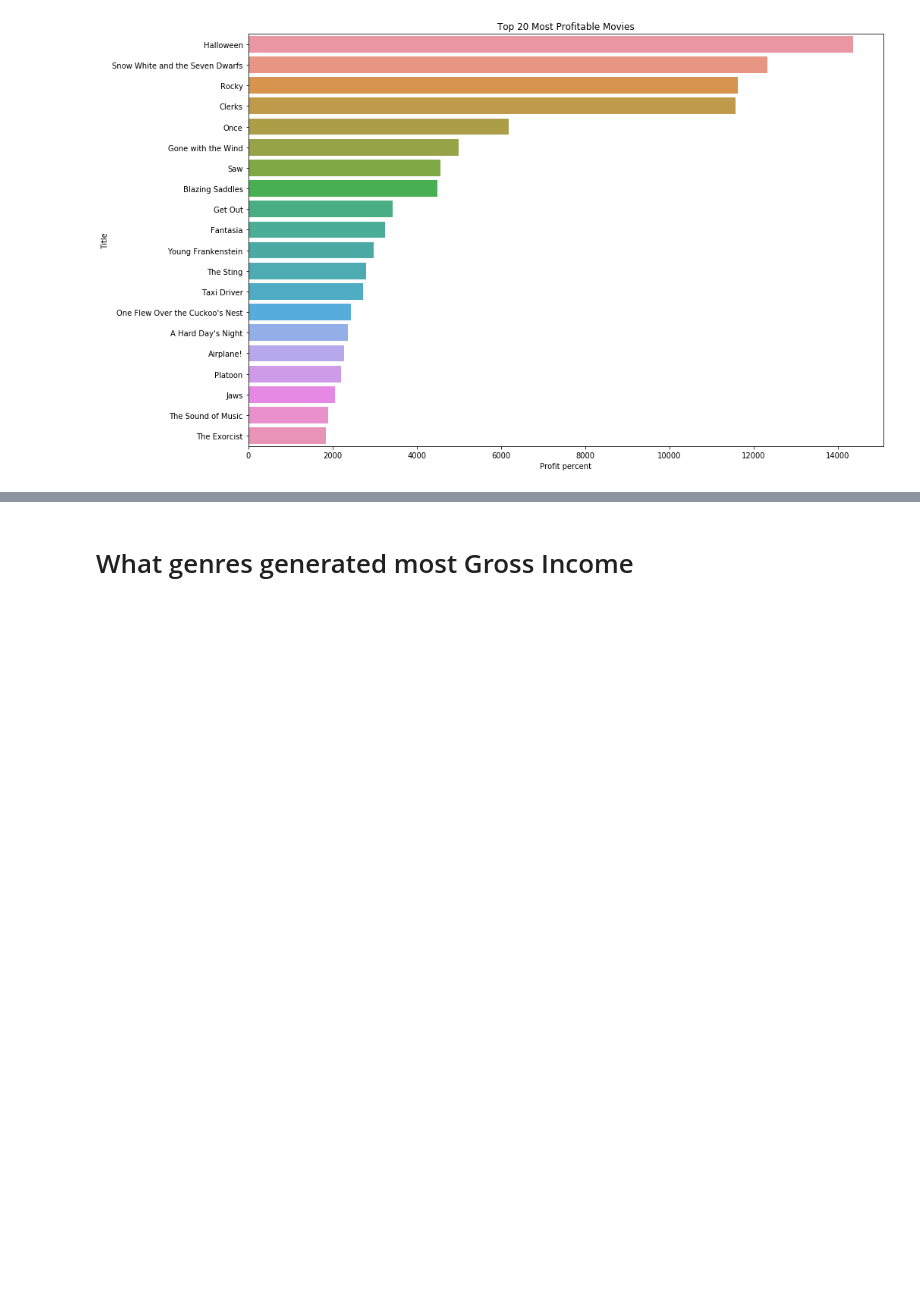
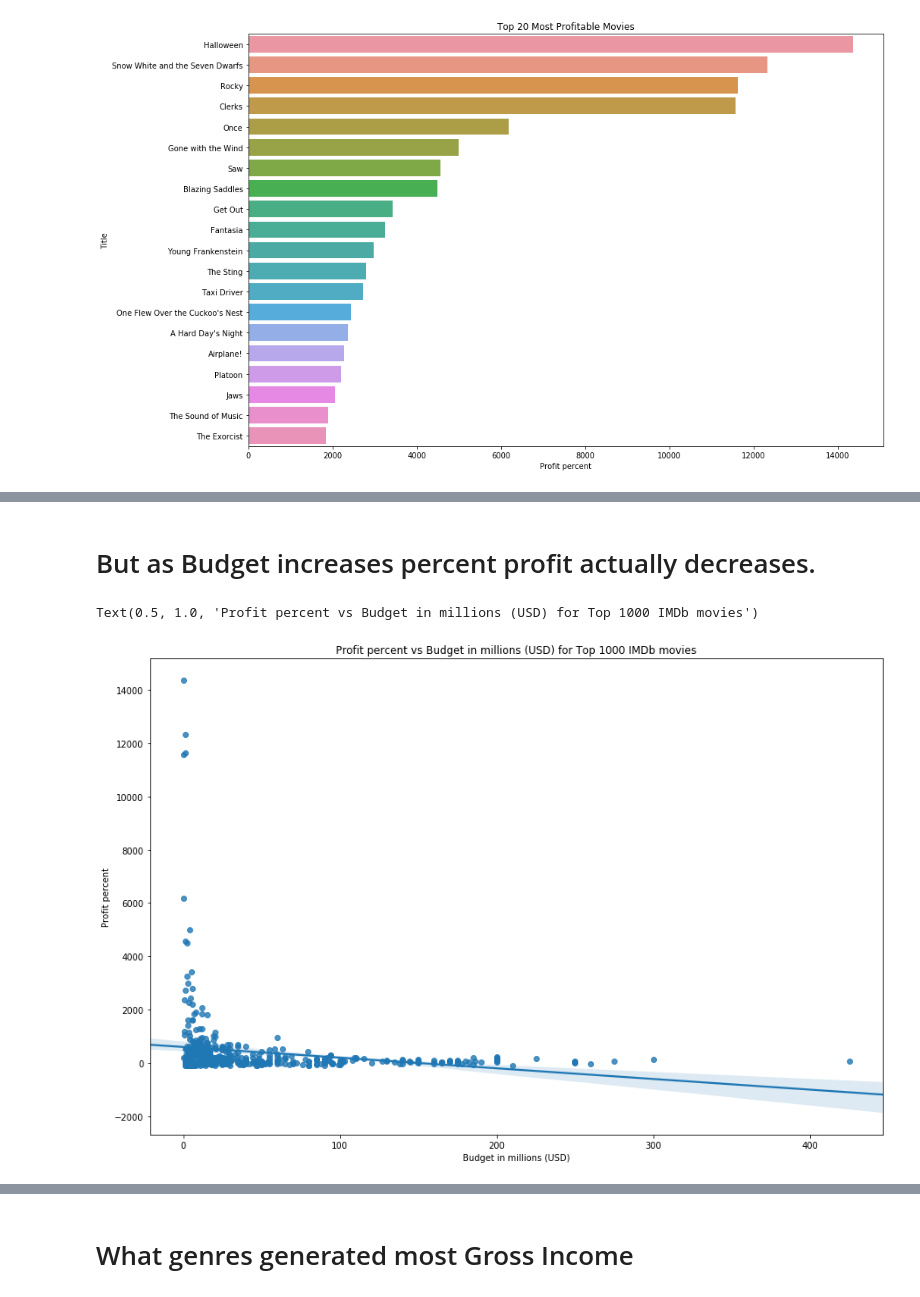
Before and after one commit to naik-sachin/project1, a Jupyter notebook: Notebooks/Visualization.ipynb, the cells around one changed output, grey strips where cells are left out. Drawn from its saved outputs; the diff is of its cells as text; code cells hidden in the pictures; blank space fills up the shorter version.

```diff
--- a/Notebooks/Visualization.ipynb
+++ b/Notebooks/Visualization.ipynb
@@ -41,0 +68,12 @@ bargraph(group_df,group_df['Profit percent'],group_df['Title'],"Top 20 Most Prof
+# %% [markdown]
+# But as Budget increases percent profit actually decreases.
+# %%
+#sns.distplot( testdf["Profit percent"] , color="skyblue" )
+#sns.distplot( testdf["Gross Income"] , color="red")
+# need to elimate outliers and regraph lmplot
+plt.figure(figsize=(15,10))
+sns.regplot(x=testdf['Budget in millions (USD)'], y=testdf['Profit percent'],data=testdf)
+plt.title('Profit percent vs Budget in millions (USD) for Top 1000 IMDb movies')
+# %% [output]
+Text(0.5, 1.0, 'Profit percent vs Budget in millions (USD) for Top 1000 IMDb movies')
+[figure, added]
```
Also changed, not shown: parts of 40 cells of this notebook, 2 other files.
